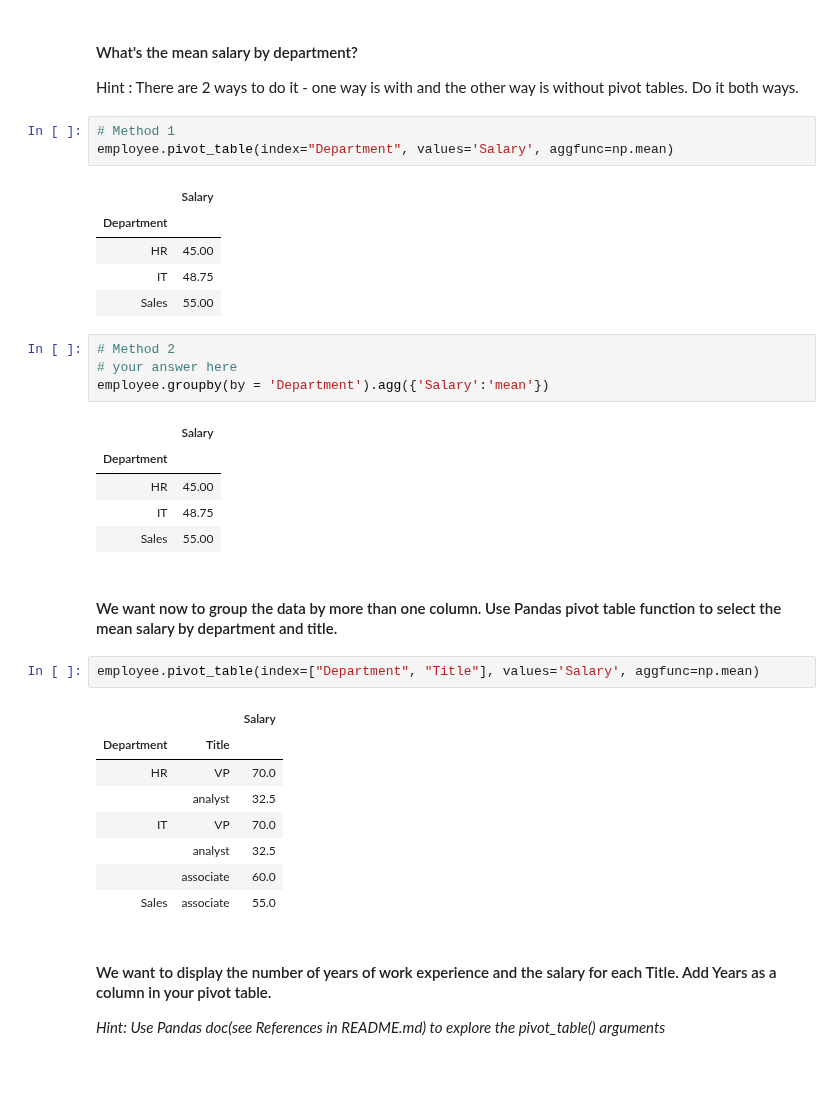
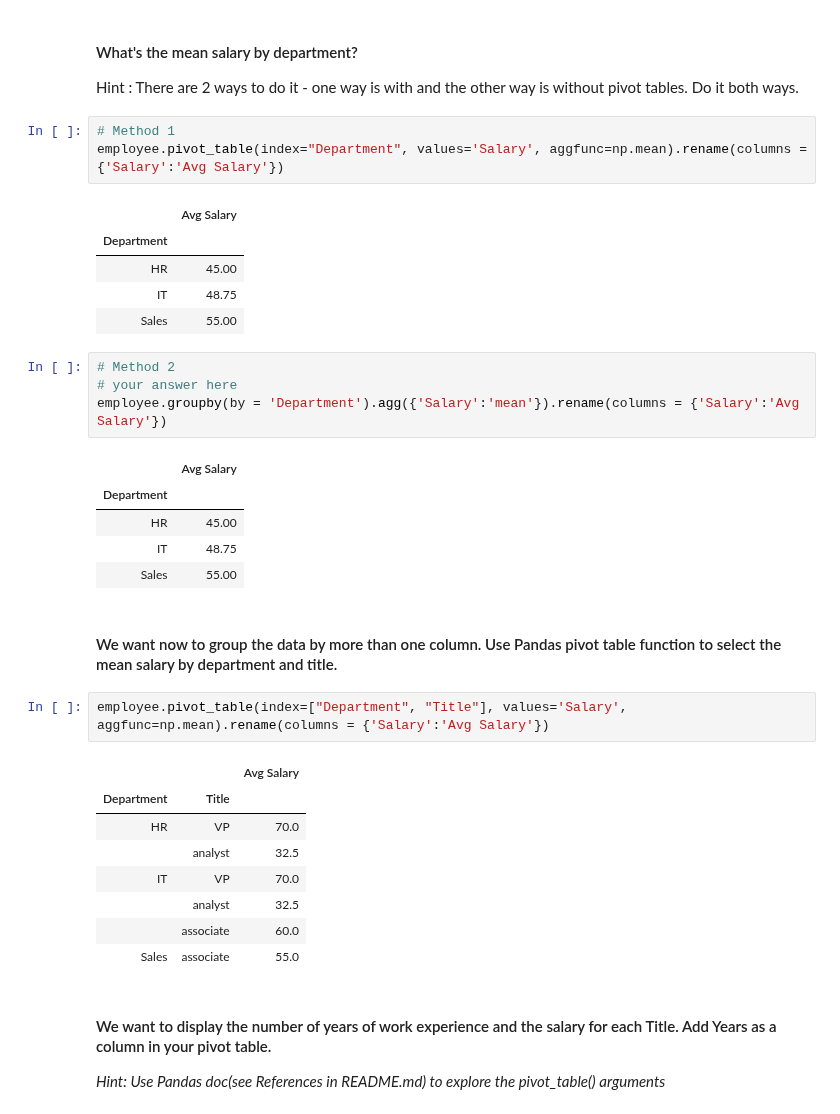
Before and after one commit to ta-data-lis/lab-pivot-table-and-correlation, a Jupyter notebook: your_code/main.ipynb, the cells around one changed output. Drawn from its saved outputs; the diff is of its cells as text; blank space fills up the shorter version.

```diff
--- a/your_code/main.ipynb
+++ b/your_code/main.ipynb
@@ -33,9 +33,9 @@ employee
 Hint : There are 2 ways to do it - one way is with and the other way is without pivot tables. Do it both ways.
 # %%
 # Method 1
-employee.pivot_table(index="Department", values='Salary', aggfunc=np.mean)
+employee.pivot_table(index="Department", values='Salary', aggfunc=np.mean).rename(columns = {'Salary':'Avg Salary'})
 # %% [output]
-|  | Salary |
+|  | Avg Salary |
 | Department |  |
 | HR | 45.00 |
 | IT | 48.75 |
@@ -43,9 +43,9 @@ employee.pivot_table(index="Department", values='Salary', aggfunc=np.mean)
 # %%
 # Method 2
 # your answer here
-employee.groupby(by = 'Department').agg({'Salary':'mean'})
+employee.groupby(by = 'Department').agg({'Salary':'mean'}).rename(columns = {'Salary':'Avg Salary'})
 # %% [output]
-|  | Salary |
+|  | Avg Salary |
 | Department |  |
 | HR | 45.00 |
 | IT | 48.75 |
@@ -53,9 +53,9 @@ employee.groupby(by = 'Department').agg({'Salary':'mean'})
 # %% [markdown]
 #### We want now to group the data by more than one column. Use Pandas pivot table function to select the mean salary by department and title.
 # %%
-employee.pivot_table(index=["Department", "Title"], values='Salary', aggfunc=np.mean)
+employee.pivot_table(index=["Department", "Title"], values='Salary', aggfunc=np.mean).rename(columns = {'Salary':'Avg Salary'})
 # %% [output]
-|  |  | Salary |
+|  |  | Avg Salary |
 | Department | Title |  |
 | HR | VP | 70.0 |
 |  | analyst | 32.5 |
```
Also changed, not shown: parts of 24 cells of this notebook.
